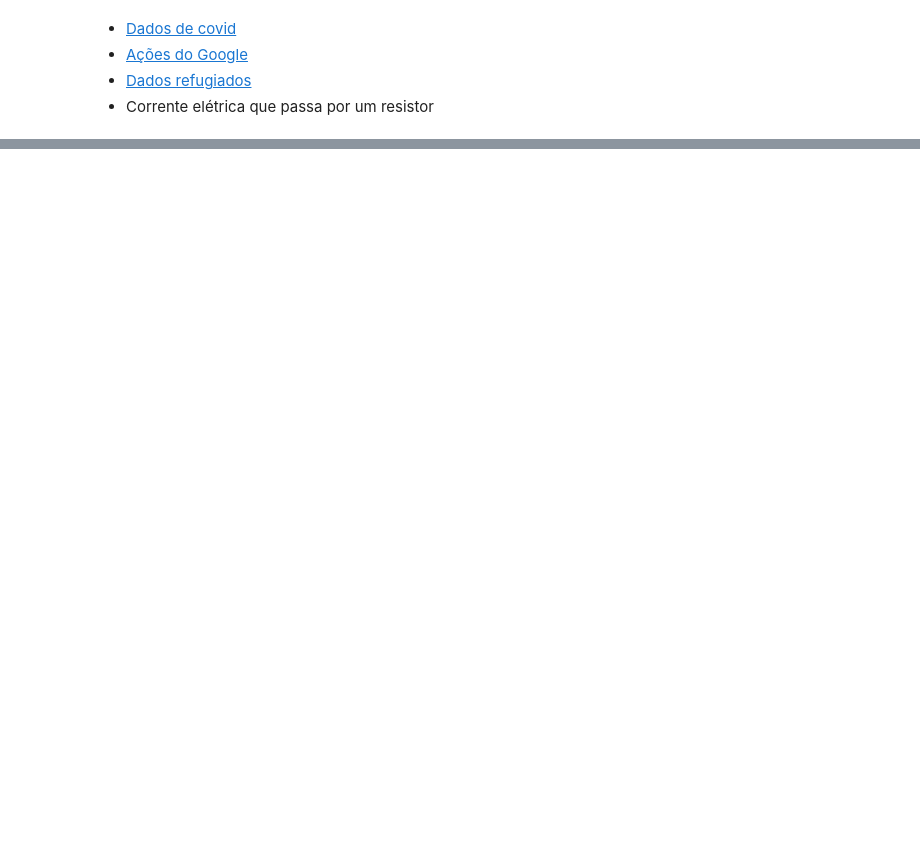
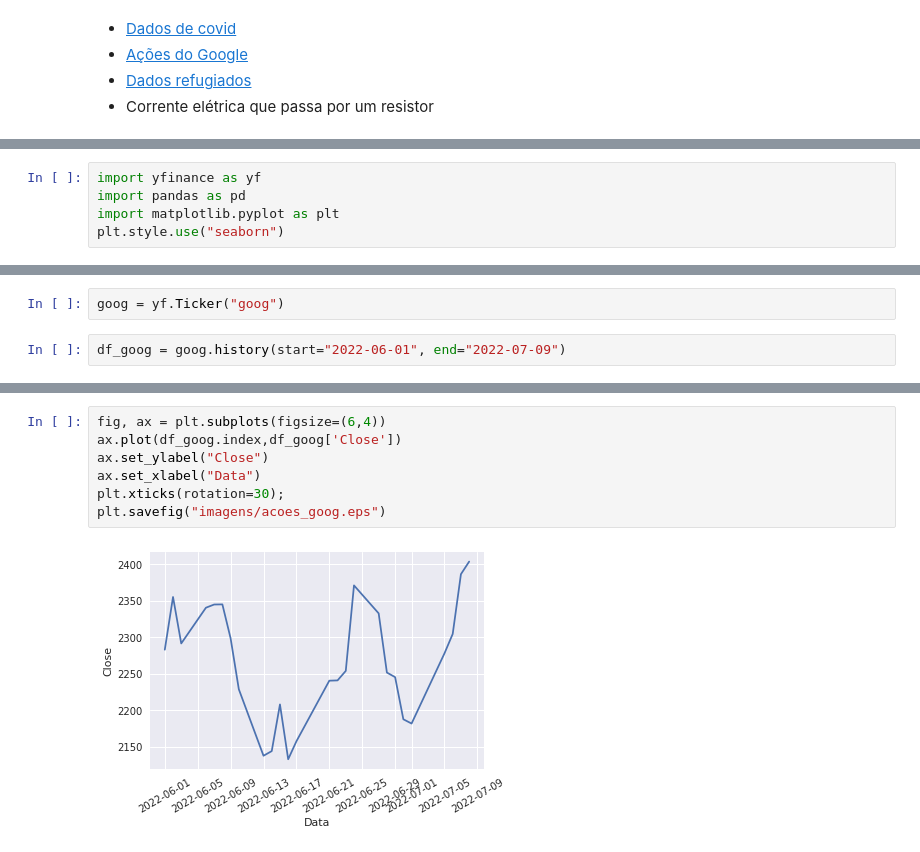
Before and after one commit to ifribeiro/minicurso_webmedia22, a Jupyter notebook: series_temporais.ipynb, the cells around one changed output, grey strips where cells are left out. Drawn from its saved outputs; the diff is of its cells as text; blank space fills up the shorter version.

```diff
--- a/series_temporais.ipynb
+++ b/series_temporais.ipynb
@@ -9,0 +6,5 @@ solcitacao_refugiados = pd.read_csv("datasets/refug.csv", sep="\t",parse_dates=[
+# %%
+import yfinance as yf
+import pandas as pd
+import matplotlib.pyplot as plt
+plt.style.use("seaborn")
@@ -9,0 +15,4 @@ solcitacao_refugiados = pd.read_csv("datasets/refug.csv", sep="\t",parse_dates=[
+# %%
+goog = yf.Ticker("goog")
+# %%
+df_goog = goog.history(start="2022-06-01", end="2022-07-09")
@@ -9,0 +30,9 @@ solcitacao_refugiados = pd.read_csv("datasets/refug.csv", sep="\t",parse_dates=[
+# %%
+fig, ax = plt.subplots(figsize=(6,4))
+ax.plot(df_goog.index,df_goog['Close'])
+ax.set_ylabel("Close")
+ax.set_xlabel("Data")
+plt.xticks(rotation=30);
+plt.savefig("imagens/acoes_goog.eps")
+# %% [output]
+[figure, added]
```
Also changed, not shown: parts of 21 cells of this notebook, 1 other file.
